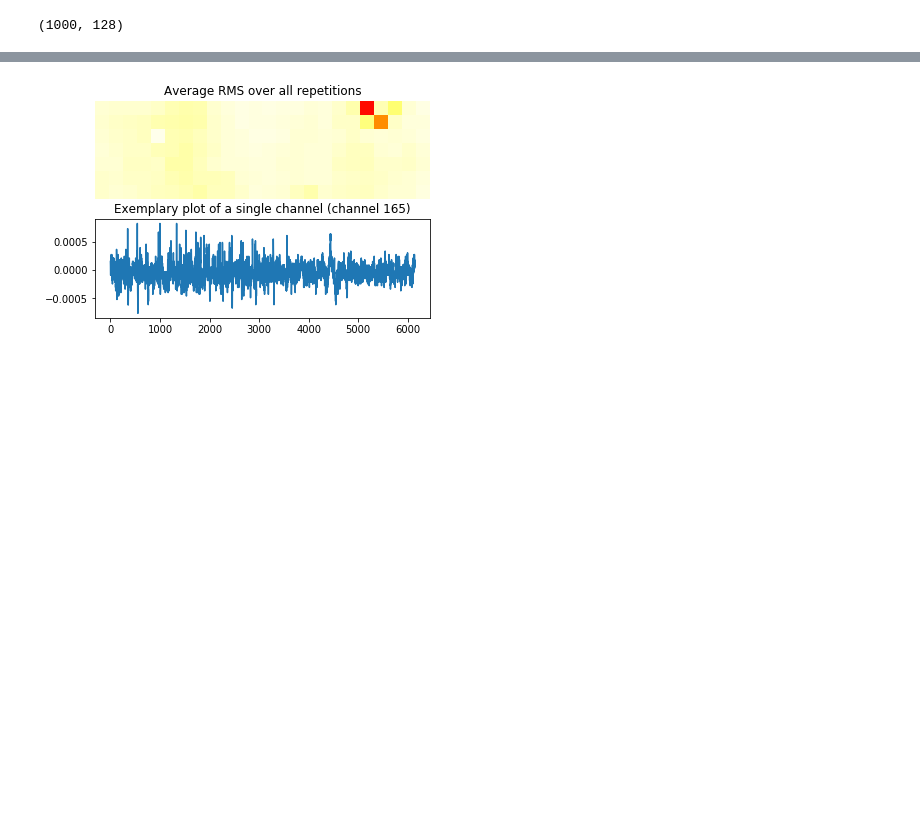
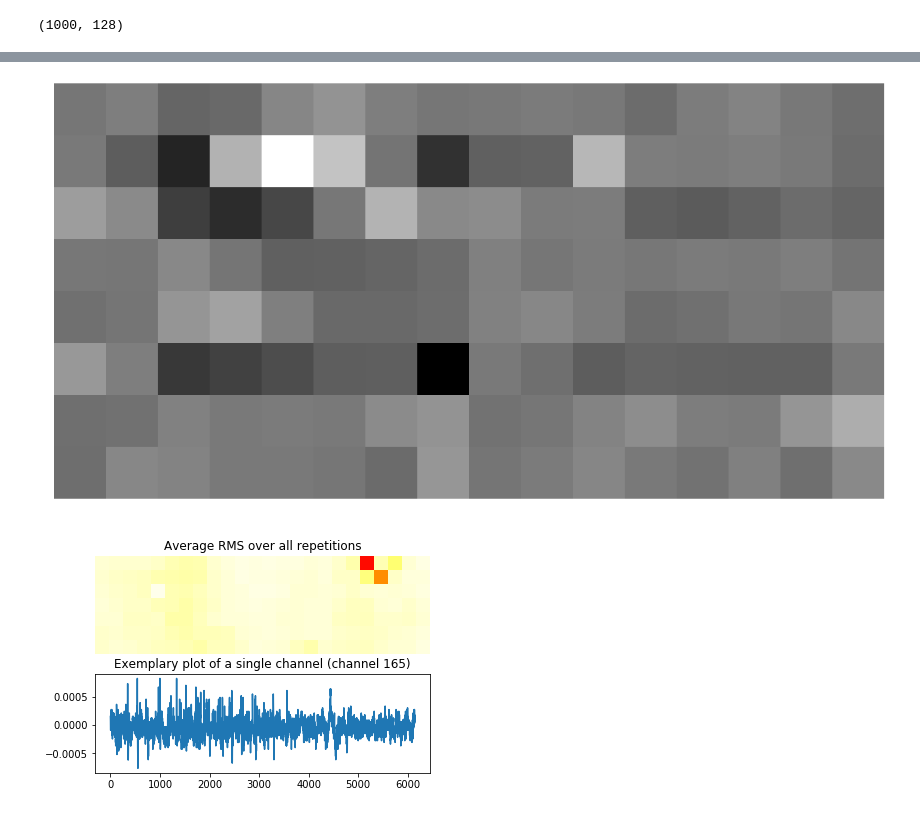
Before and after one commit to TengHuo/Realtime-sEMG, a Jupyter notebook: visualisation_raw.ipynb, the cells around one changed output, grey strips where cells are left out. Saved outputs shown, nothing was run; the diff lists cells and outputs as text; code cells hidden in the pictures; blank space fills up the shorter version.

```diff
--- a/visualisation_raw.ipynb
+++ b/visualisation_raw.ipynb
@@ -105,3 +117,14 @@ plt.plot(emg_data3[:, 0])
+# %%
+plt.figure(figsize=(30,10))
+plt.axis('off')
+for i in range(emg_data3.shape[0]):
+    frame = np.reshape(emg_data3[i], (8, 16))
+    plt.imshow(frame, cmap=plt.cm.gray_r)
+    plt.savefig('emg-image-{}.png'.format(i))
+    if i == 2:
+        break
+# %% [output]
+[figure, added]
 # %%
 from math import sqrt
 # %%
```
Also changed, not shown: parts of 7 cells of this notebook.
